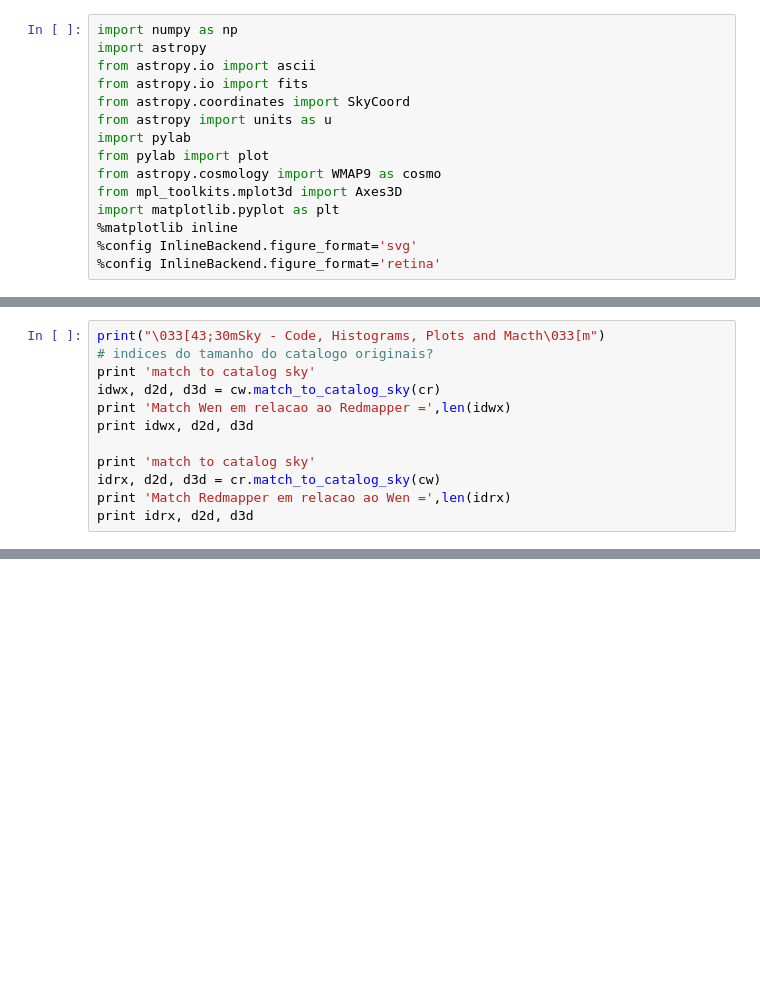
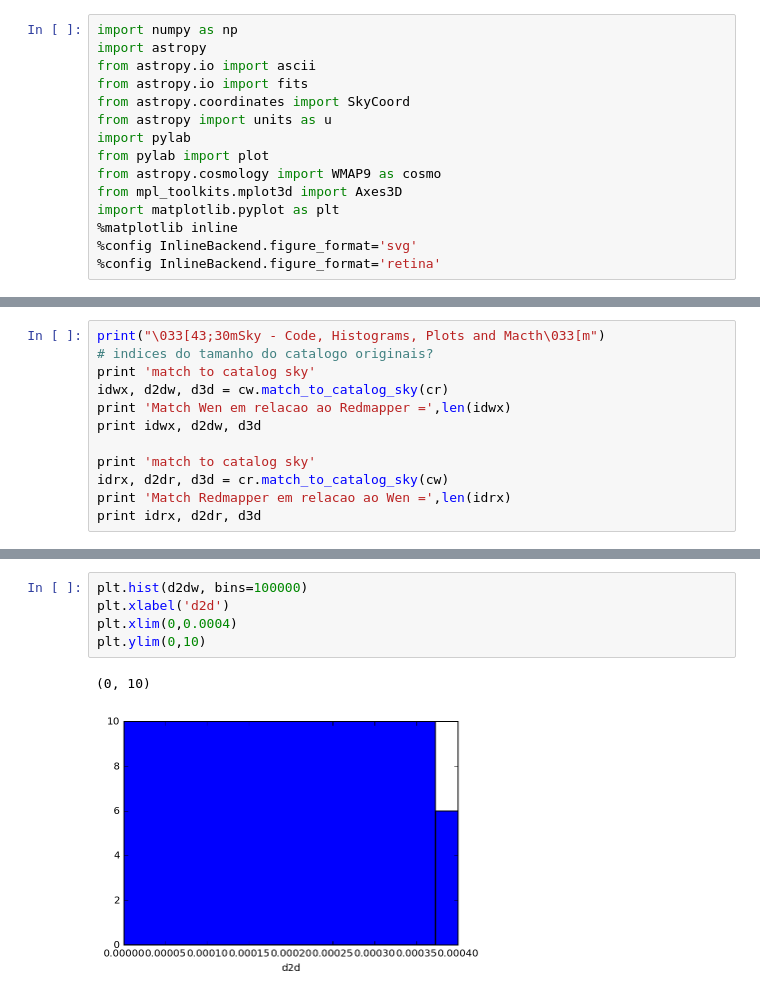
Before and after one commit to clusteron/comparison, a Jupyter notebook: table.ipynb, the cells around one changed output, grey strips where cells are left out. Saved outputs shown, nothing was run; the diff lists cells and outputs as text; blank space fills up the shorter version.

Commit message:
Plots da completeza e valores do match

```diff
--- a/table.ipynb
+++ b/table.ipynb
@@ -39,11 +52,11 @@ plt.title('z', fontsize='20')
 print("\033[43;30mSky - Code, Histograms, Plots and Macth\033[m")
 # indices do tamanho do catalogo originais?
 print 'match to catalog sky'
-idwx, d2d, d3d = cw.match_to_catalog_sky(cr)
+idwx, d2dw, d3d = cw.match_to_catalog_sky(cr)
 print 'Match Wen em relacao ao Redmapper =',len(idwx)
-print idwx, d2d, d3d
+print idwx, d2dw, d3d
 
 print 'match to catalog sky'
-idrx, d2d, d3d = cr.match_to_catalog_sky(cw)
+idrx, d2dr, d3d = cr.match_to_catalog_sky(cw)
 print 'Match Redmapper em relacao ao Wen =',len(idrx)
-print idrx, d2d, d3d
+print idrx, d2dr, d3d
@@ -49,0 +75,8 @@ print idrx, d2d, d3d
+# %%
+plt.hist(d2dw, bins=100000)
+plt.xlabel('d2d')
+plt.xlim(0,0.0004)
+plt.ylim(0,10)
+# %% [output]
+(0, 10)
+[figure, added]
```
Also changed, not shown: parts of 52 cells of this notebook.
